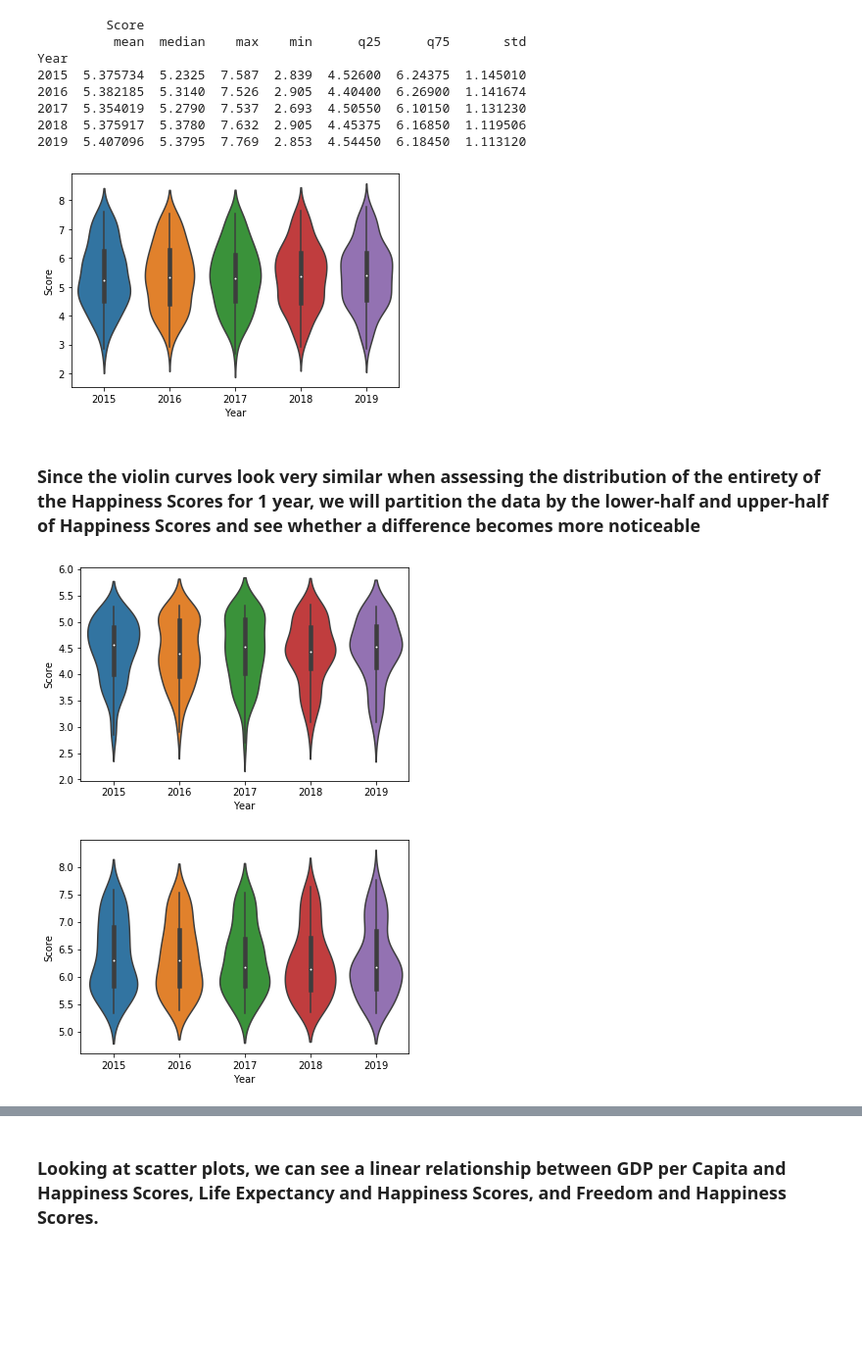
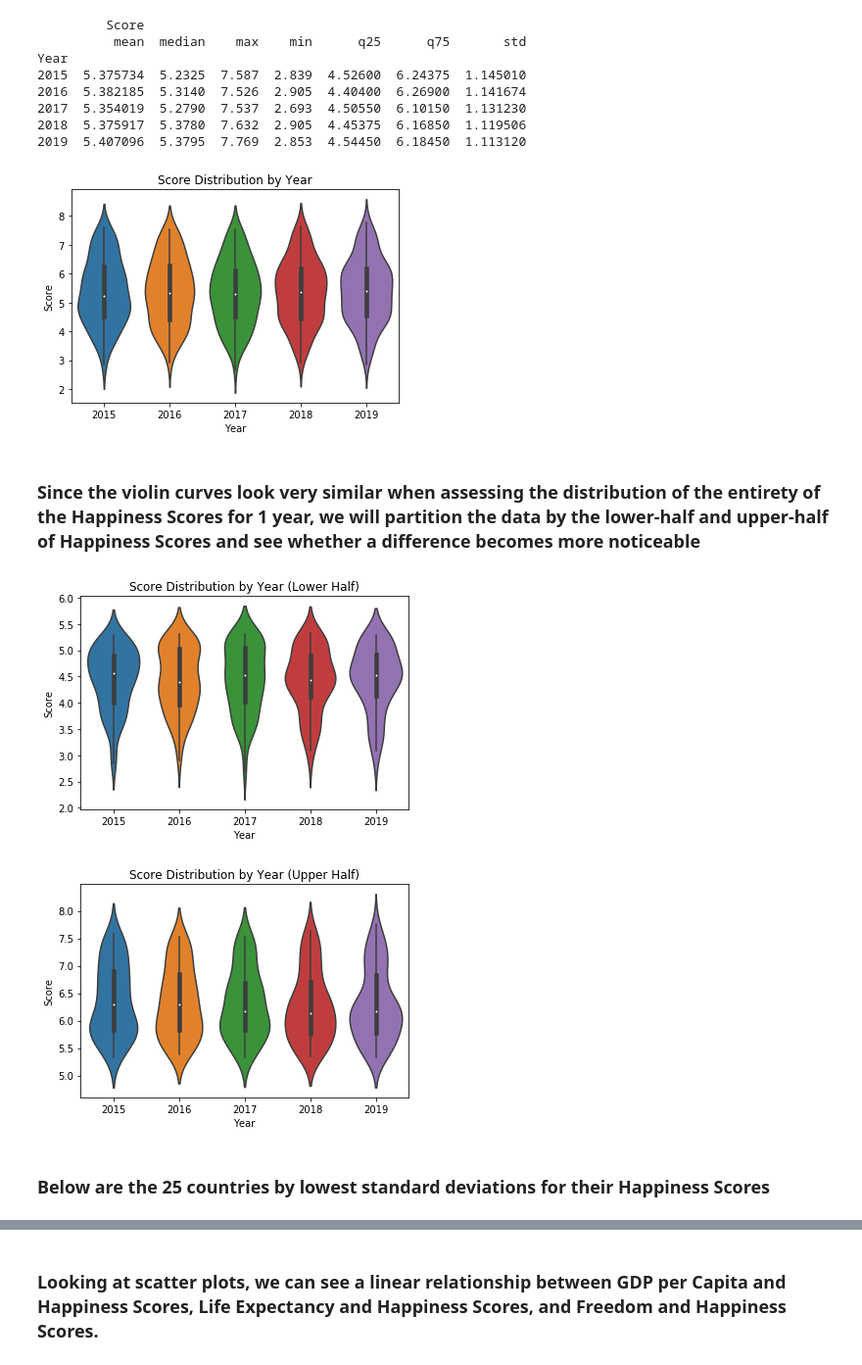
Before and after one commit to adit-anand/cse351-final-project, a Jupyter notebook: DataExploration.ipynb, the cells around one changed output, grey strips where cells are left out. Shown: that part at 98% size. Drawn from its saved outputs; the diff is of its cells as text; code cells hidden in the pictures; blank space fills up the shorter version.

Commit message:
Added cell to print the 25 countries with the lowest standard deviations for the Happiness Score

```diff
--- a/DataExploration.ipynb
+++ b/DataExploration.ipynb
@@ -78,6 +78,9 @@ data = pd.concat(dataList).reset_index(drop=True)
 # There is one null Trust value (United Arab Emirates 2018) so we fill it with the mean of other years
 # within the same country
 data.loc[(data["Trust"].isnull()),["Trust"]] = data[data["Country"] == "United Arab Emirates"]["Trust"].mean()
+data.loc[data['Country'].str.contains('Taiwan', case=False), 'Country'] = 'Taiwan'
+data.loc[data['Country'].str.contains('Hong Kong', case=False), 'Country'] = 'Hong Kong'
+data.loc[data['Country'].str.contains('Trinidad', case=False), 'Country'] = 'Trinidad & Tobago'
 
 data.info()
 # %% [output]
@@ -139,19 +142,21 @@ Year
 2018  5.375917  5.3780  7.632  2.905  4.45375  6.16850  1.119506
 2019  5.407096  5.3795  7.769  2.853  4.54450  6.18450  1.113120
 # %%
-ax = sns.violinplot(x = "Year", y = "Score", data = data)
+ax = sns.violinplot(x = "Year", y = "Score", data = data).set_title("Score Distribution by Year")
 # %% [output]
-[figure, old version]
+[figure, new version]
 # %% [markdown]
 ### Since the violin curves look very similar when assessing the distribution of the entirety of the Happiness Scores for 1 year, we will partition the data by the lower-half and upper-half of Happiness Scores and see whether a difference becomes more noticeable
 # %%
 medianScore = data["Score"].median()
 lowerHalf = data[data["Score"] <= medianScore]
 upperHalf = data[data["Score"] > medianScore]
-figLower = sns.violinplot(x = "Year", y = "Score", data = lowerHalf)
+figLower = sns.violinplot(x = "Year", y = "Score", data = lowerHalf).set_title("Score Distribution by Year (Lower Half)")
 # %% [output]
-[figure, old version]
+[figure, new version]
 # %%
-figUpper = sns.violinplot(x = "Year", y = "Score", data = upperHalf)
+figUpper = sns.violinplot(x = "Year", y = "Score", data = upperHalf).set_title("Score Distribution by Year (Upper Half)")
 # %% [output]
-[figure, old version]
+[figure, new version]
+# %% [markdown]
+### Below are the 25 countries by lowest standard deviations for their Happiness Scores
```
Also changed, not shown: parts of 1 cell of this notebook.
